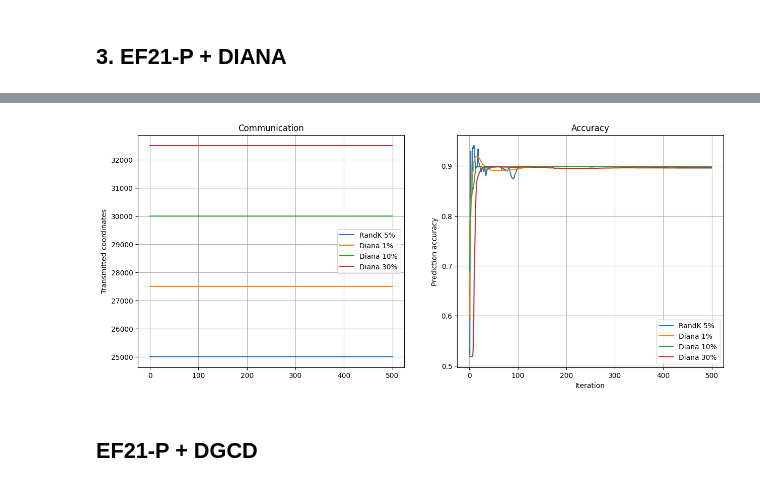
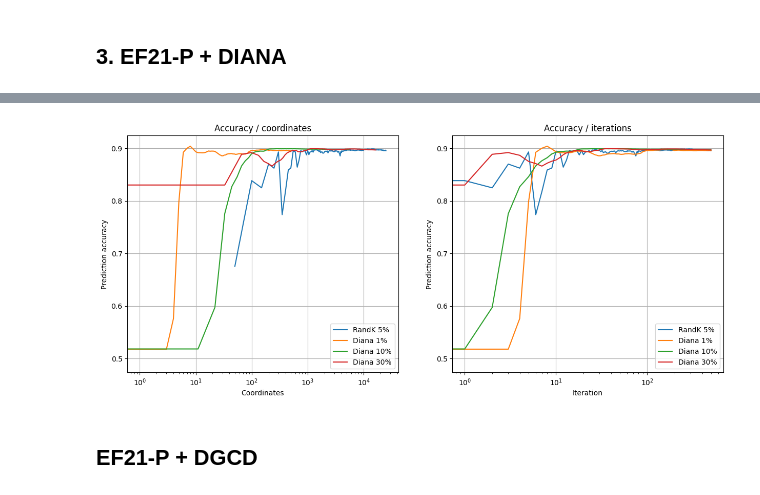
Before and after one commit to aigoncharov/ml-bidirection-compression, a Jupyter notebook: bidirectional_compression_report.ipynb, the cells around one changed output, grey strips where cells are left out. Cells and saved outputs as stored; diff of their text form; code cells hidden in the pictures.

```diff
--- a/bidirectional_compression_report.ipynb
+++ b/bidirectional_compression_report.ipynb
@@ -198,7 +203,7 @@ class DistributedEnvSimulator:
 # %% [markdown]
 ## 2. Implement CGD
 # %%
-class RandKWorkerToServerCompressor(WorkerToServerCompressor):
+class RandKCompressor(Compressor):
     def compress(self, vector):
         k = max(1, int(len(vector) * self.compression_ratio))
 
@@ -298,14 +304,14 @@ class DianaDevice(Device):
         gradient_device = self.env.nabla_f(X, y, self.weights, lambda_reg)
 
         gradient_with_error = gradient_device + self.error_feedback
-        compressed_gradient, indices = self.env.worker_to_server_compressor.compress(gradient_with_error)
+        compressed_gradient, indices = self.env.compressor.compress(gradient_with_error)
 
-        decompressed = self.env.worker_to_server_compressor.decompress(compressed_gradient, indices, self.n_features)
+        decompressed = self.env.compressor.decompress(compressed_gradient, indices, self.n_features)
 
         self.error_feedback = gradient_with_error - decompressed
         self.h = self.h + decompressed
 
-        gamma = self.env.gamma_k(L, self.env.worker_to_server_compressor.omega(gradient_device), n_devices, iteration)
+        gamma = self.env.gamma_k(L, self.env.compressor.omega(gradient_device), n_devices, iteration)
         self.weights -= gamma * (gradient_device + self.error_feedback)
 
         return compressed_gradient, indices
@@ -333,21 +339,19 @@ class DianaDistributedEnvSimulator(DistributedEnvSimulator):
 
         state.server_h += aggregated_update
 
-        gamma = self.gamma_k(
-            state.L, self.worker_to_server_compressor.omega(aggregated_update), state.n_devices, iteration
-        )
+        gamma = self.gamma_k(state.L, self.compressor.omega(aggregated_update), state.n_devices, iteration)
         state.weights -= gamma * state.server_h
+
+        state.transmitted_coordinates.append(self.compressor.transmitted_coordinates)
 
         return state.server_h, gamma
 
     def _broadcast(self, state, iteration_res):
         (iteration_update, gamma) = iteration_res
         # TODO: Add a separate server_to_worker compressor
-        compressed_shift, shift_indices = self.worker_to_server_compressor.compress(gamma * state.server_h)
+        compressed_shift, shift_indices = self.compressor.compress(gamma * state.server_h)
         for device in state.devices:
-            decompressed_shift = self.worker_to_server_compressor.decompress(
-                compressed_shift, shift_indices, state.n_features
-            )
+            decompressed_shift = self.compressor.decompress(compressed_shift, shift_indices, state.n_features)
             device.weights -= decompressed_shift
 
     def _run_iteration(self, state, iteration):
@@ -371,7 +375,7 @@ X, y = data[0].toarray(), data[1]
 y = 2 * y - 3
 
 n_devices = 10
-worker_to_server_compression_ratio = 0.05
+ref_compression_ratio = 0.05
 compression_ratios = [0.01, 0.10, 0.30]
 num_iterations = 500
 
@@ -389,11 +393,11 @@ def gamma_k(L, omega, n_devices, iteration):
 plt.figure(figsize=(15, 6))
 
 
-randk_worker_to_server_compressor = RandKWorkerToServerCompressor(worker_to_server_compression_ratio)
+randk_compressor = RandKCompressor(ref_compression_ratio)
 randk_simulator = DistributedEnvSimulator(
     nabla_f=nabla_f,
     gamma_k=gamma_k,
-    worker_to_server_compressor=randk_worker_to_server_compressor,
+    compressor=randk_compressor,
 )
 randk_res = randk_simulator.simulate_distributed_env(
     X=X,
@@ -403,55 +407,54 @@ randk_res = randk_simulator.simulate_distributed_env(
 )
 plt.subplot(1, 2, 1)
 plt.plot(
-    np.full(
-        len(randk_res.accuracies),
-        randk_res.transmitted_coordinates_worker_to_server,
-    ),
-    label=f"RandK {int(worker_to_server_compression_ratio*100)}%",
+    randk_res.transmitted_coordinates,
+    randk_res.accuracies,
+    label=f"RandK {int(ref_compression_ratio*100)}%",
 )
 
 plt.subplot(1, 2, 2)
-plt.plot(np.array(randk_res.accuracies), label=f"RandK {int(worker_to_server_compression_ratio*100)}%")
+plt.plot(np.array(randk_res.accuracies), label=f"RandK {int(ref_compression_ratio*100)}%")
 
 for ratio in compression_ratios:
-    diana_compressor = DIANACompressor(worker_to_server_compression_ratio)
+    randk_compressor = RandKCompressor(ratio)
     diana_simulator = DianaDistributedEnvSimulator(
         nabla_f=nabla_f,
         gamma_k=gamma_k,
-        worker_to_server_compressor=randk_worker_to_server_compressor,
+        compressor=randk_compressor,
     )
     diana_res = diana_simulator.simulate_distributed_env(
         X=X, y=y, n_devices=n_devices, num_iterations=num_iterations, eps=None
     )
 
     plt.subplot(1, 2, 1)
     plt.plot(
-        np.full(
-            len(diana_res.accuracies),
-            diana_res.transmitted_coordinates_worker_to_server,
-        ),
+        diana_res.transmitted_coordinates,
+        diana_res.accuracies,
         label=f"Diana {int(ratio*100)}%",
     )
 
     plt.subplot(1, 2, 2)
-    plt.plot(np.array(diana_res.accuracies), label=f"Diana {int(ratio*100)}%")
+    plt.plot(diana_res.accuracies, label=f"Diana {int(ratio*100)}%")
 
 plt.subplot(1, 2, 1)
-plt.ylabel("Transmitted coordinates")
+plt.ylabel("Prediction accuracy")
+plt.xlabel("Coordinates")
+plt.xscale("log")
 plt.grid(True)
 plt.legend()
-plt.title("Communication")
+plt.title("Accuracy / coordinates")
 
 plt.subplot(1, 2, 2)
 plt.xlabel("Iteration")
 plt.ylabel("Prediction accuracy")
+plt.xscale("log")
 plt.grid(True)
 plt.legend()
-plt.title("Accuracy")
+plt.title("Accuracy / iterations")
 
 plt.show()
 # %% [output]
-[figure, old version]
+[figure, new version]
 # %% [markdown]
 ## EF21-P + DGCD
 # %% [markdown]
```
Also changed, not shown: parts of 6 cells of this notebook, 1 other file.
